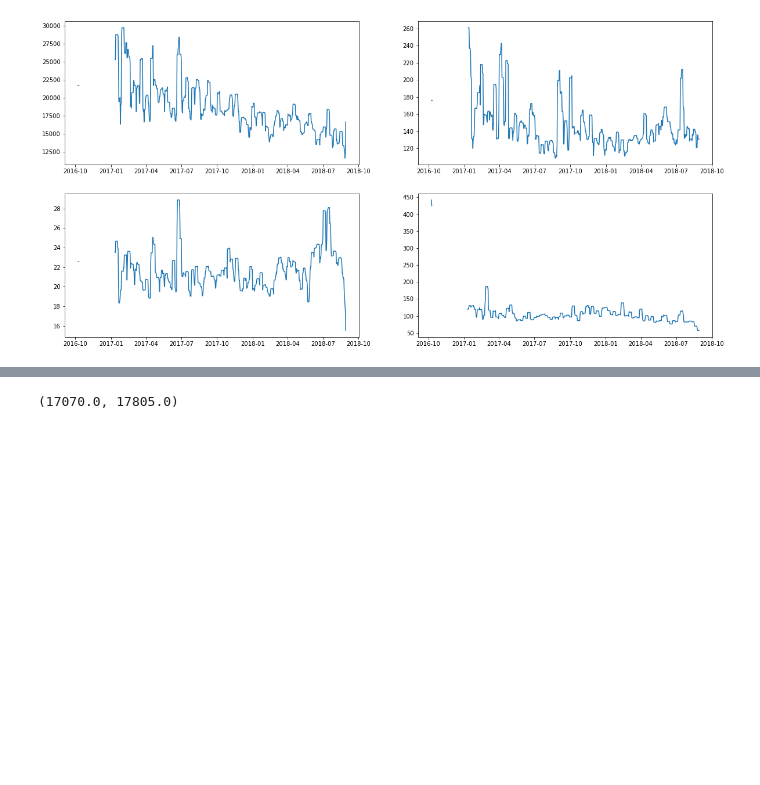
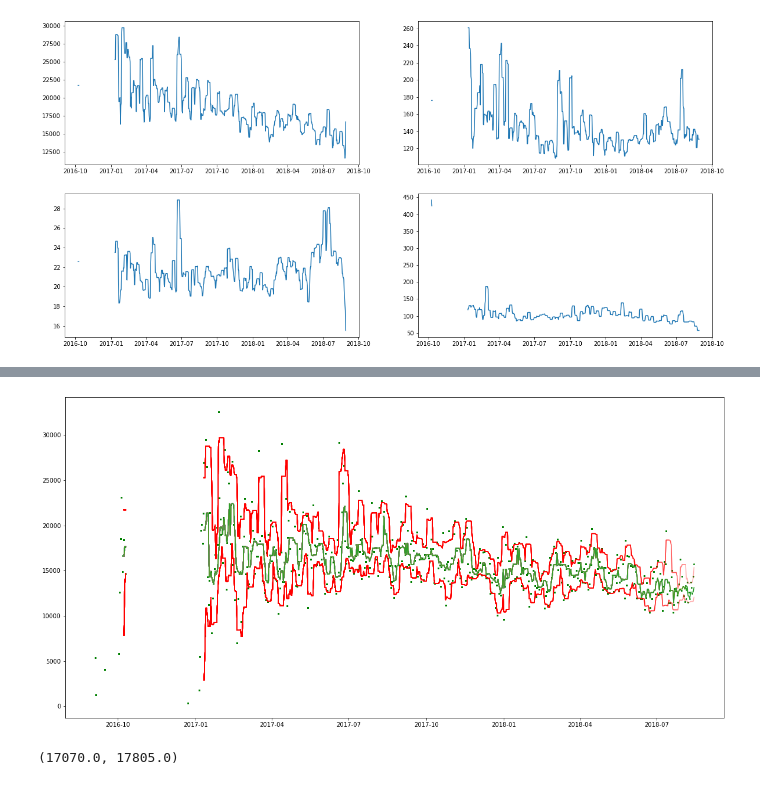
Before and after one commit to finloop/data-science-notebooks, a Jupyter notebook: e_commerce/e-commerce-time-series.ipynb, the cells around one changed output, grey strips where cells are left out. Saved outputs shown, nothing was run; the diff lists cells and outputs as text; code cells hidden in the pictures; blank space fills up the shorter version.

Commit message:
add confidence intervals animation

```diff
--- a/e_commerce/e-commerce-time-series.ipynb
+++ b/e_commerce/e-commerce-time-series.ipynb
@@ -155,3 +155,5 @@ axs[1, 1].plot(ts5.loc[:, "delta"].rolling(7).quantile(0.95))
 [figure]
 # %%
 import datetime
+# %%
+data = ts5.loc[:, "product_volume"]
@@ -158 +174,26 @@ import datetime
+# %%
+for i in range(0,73):
+    idx = i*10
+    ts = data[:idx]
+    ax.plot(ts.rolling(7).quantile(0.95), c='red',alpha=0.3)
+    ax.plot(ts.rolling(7).median())
+    ax.plot(ts.rolling(7).quantile(0.05), c='red', alpha=0.3)
+    ax.scatter(ts.index, ts, c='green', s=3)
+# %%
+fig, ax = plt.subplots(figsize=(20,10))
+
+def animate(i):
+    idx = i*10
+    ts = data[:idx]
+    ax.plot(ts.rolling(7).quantile(0.95), c='red',alpha=0.3)
+    ax.plot(ts.rolling(7).median())
+    ax.plot(ts.rolling(7).quantile(0.05), c='red', alpha=0.3)
+    ax.scatter(ts.index, ts, c='green', s=3)
+
+anim = animation.FuncAnimation(fig, animate, frames=72, interval=20)
+anim.save('basic_animation.mp4', fps=30, extra_args=['-vcodec', 'libx264'])
+
+plt.show()
+# %% [output]
+[figure, added]
 # %%
```
Also changed, not shown: parts of 2 cells of this notebook.
